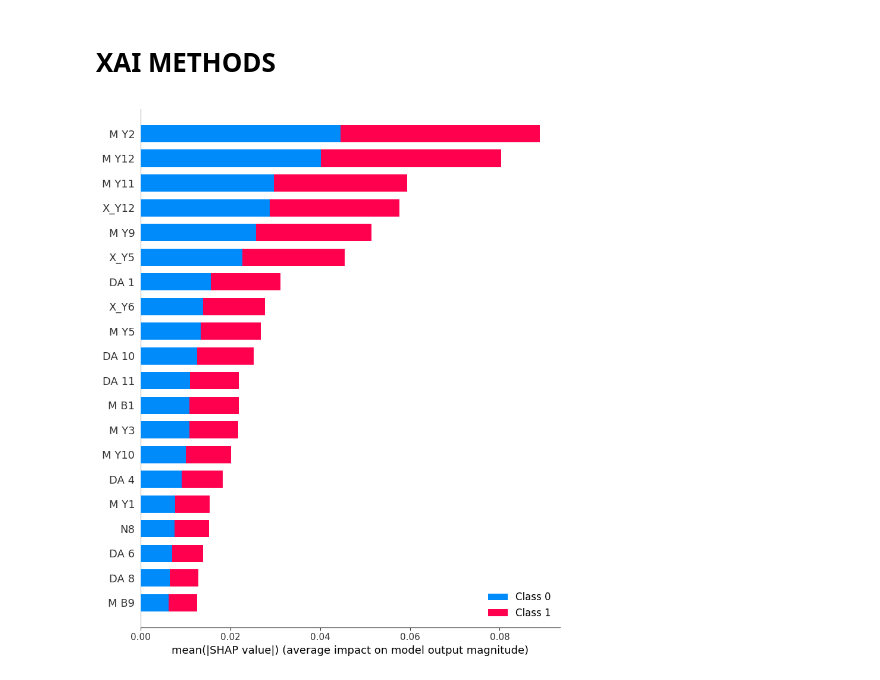
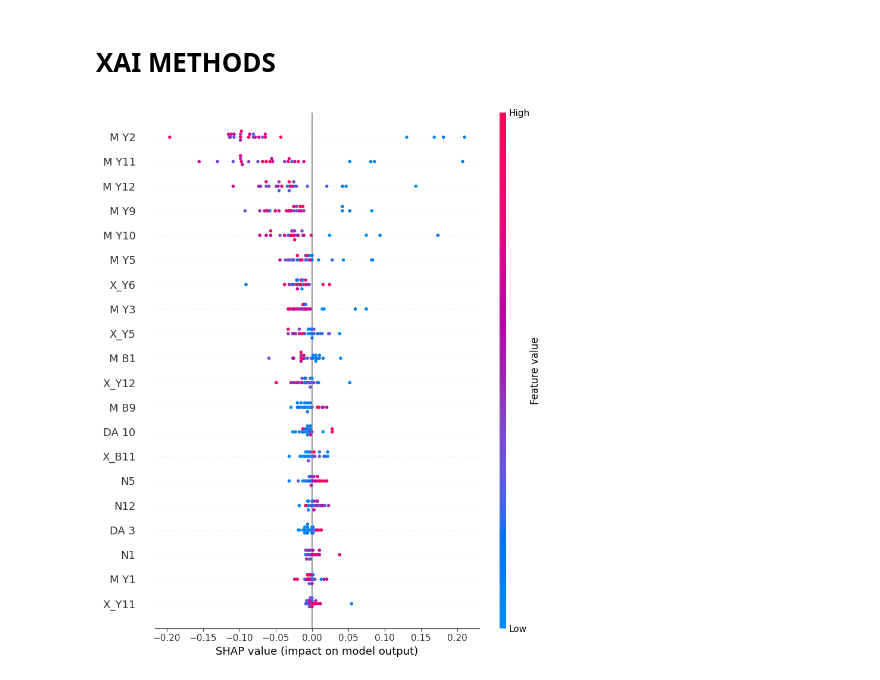
Before and after one commit to ozgecanmuyanli/autism-repo, a Jupyter notebook: mutluDataset_classification.ipynb, the cells around one changed output. Saved outputs shown, nothing was run; the diff lists cells and outputs as text; code cells hidden in the pictures.

Commit message:
Change SHAP method
shap.Explainer() method is used instead of kernelExplainer and shapTree methods.

```diff
--- a/mutluDataset_classification.ipynb
+++ b/mutluDataset_classification.ipynb
@@ -230,15 +230,22 @@ def filter_selected_features(features):
 # %% [markdown]
 # XAI Methods
 # %%
-def get_features_shapTree(classifier):
-  explainer = shap.TreeExplainer(classifier)
-  shap_values = explainer.shap_values(X_test)
+def get_features_shap(classifier):
+  explainer = shap.Explainer(classifier.predict, X_train_scaled)
+  # Calculate SHAP values
+  shap_values = explainer.shap_values(X_test_scaled)
+  # Summary plot
   shap.summary_plot(shap_values, X_test)
 
-def get_features_shapKernelExplainer(classifier):
-  explainer = shap.KernelExplainer(classifier.predict_proba, X_train_scaled)
+def get_feature_importance_values(classifier)
+  explainer = shap.Explainer(classifier.predict, X_train_scaled)
   shap_values = explainer.shap_values(X_test_scaled)
-  shap.summary_plot(shap_values, X_test, plot_type="bar")
+
+  vals= np.abs(shap_values).mean(0)
+
+  feature_importance = pd.DataFrame(list(zip(data.columns, sum(vals))), columns=['col_name','feature_importance_vals'])
+  feature_importance.sort_values(by=['feature_importance_vals'], ascending=False,inplace=True)
+  feature_importance.head(5)
 # %% [markdown]
 ## Metrics
 # %%
@@ -665,7 +671,7 @@ AUC: 0.74
 # %% [markdown]
 # XAI METHODS
 # %%
-get_features_shapTree(classifier_rf)
+get_features_shap(classifier_rf)
 # %% [output]
-[figure, old version]
+[figure, new version]
 # %%
```
Also changed, not shown: parts of 18 cells of this notebook, 1 other file.
